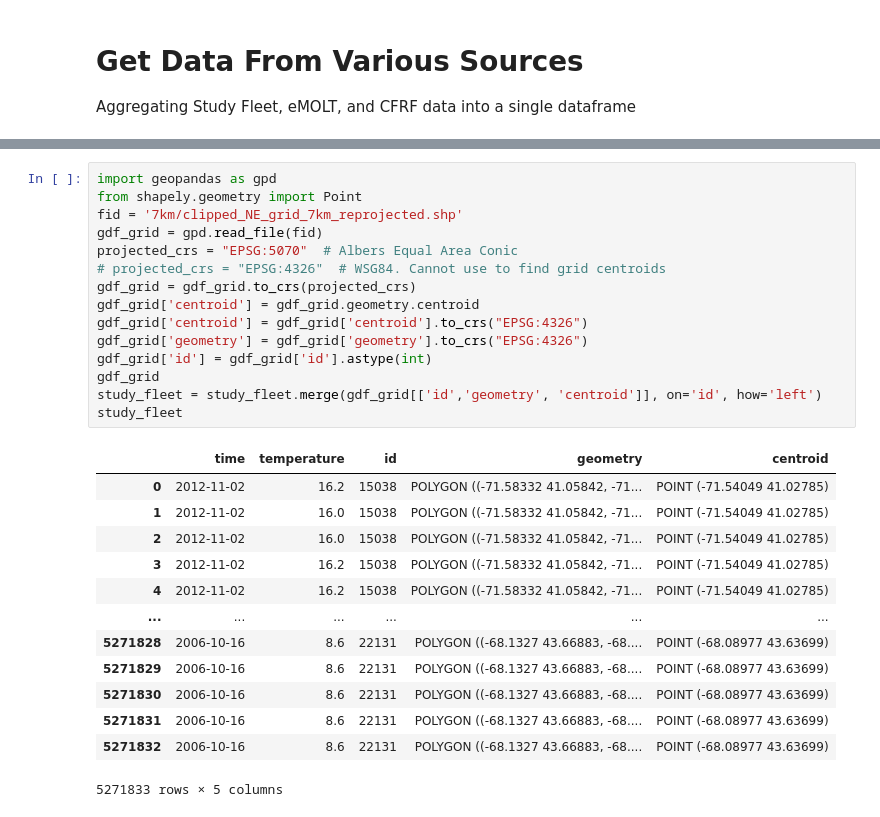
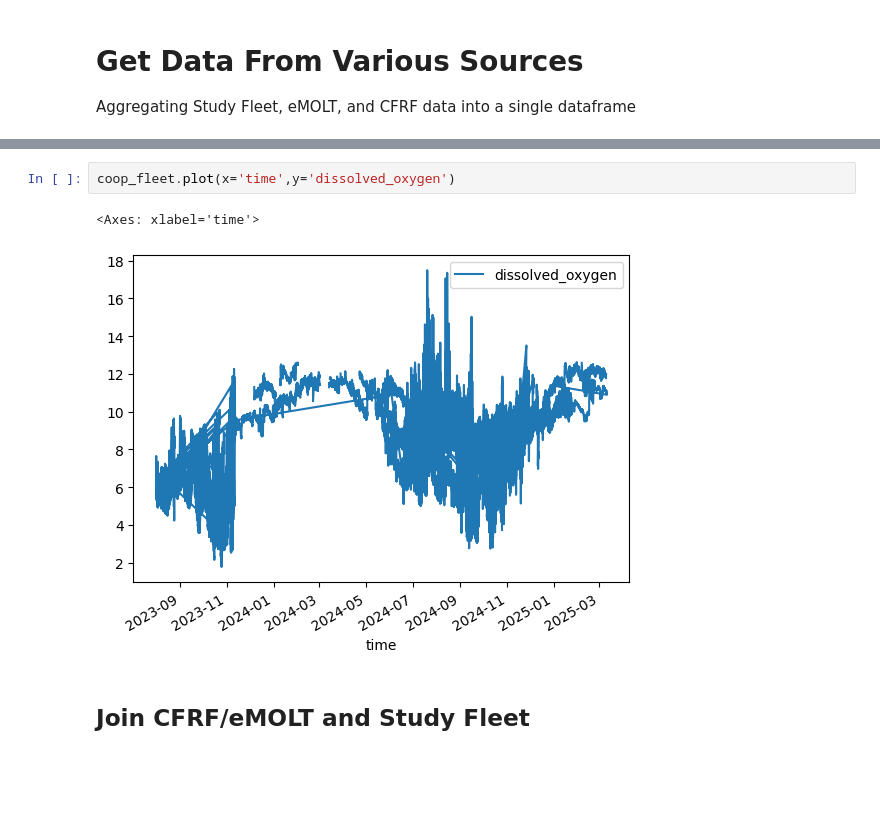
Before and after one commit to CommercialFisheriesResearchFoundation/fishbot, a Jupyter notebook: python/explore_botgrid.ipynb, the cells around one changed output, grey strips where cells are left out. Saved outputs shown, nothing was run; the diff lists cells and outputs as text; blank space fills up the shorter version.

```diff
--- a/python/explore_botgrid.ipynb
+++ b/python/explore_botgrid.ipynb
@@ -261,29 +286,7 @@ full_fleet
-# %%
-import geopandas as gpd
-from shapely.geometry import Point
-fid = '7km/clipped_NE_grid_7km_reprojected.shp'
-gdf_grid = gpd.read_file(fid)
-projected_crs = "EPSG:5070"  # Albers Equal Area Conic
-# projected_crs = "EPSG:4326"  # WSG84. Cannot use to find grid centroids
-gdf_grid = gdf_grid.to_crs(projected_crs)
-gdf_grid['centroid'] = gdf_grid.geometry.centroid
-gdf_grid['centroid'] = gdf_grid['centroid'].to_crs("EPSG:4326")
-gdf_grid['geometry'] = gdf_grid['geometry'].to_crs("EPSG:4326")
-gdf_grid['id'] = gdf_grid['id'].astype(int)
-gdf_grid
-study_fleet = study_fleet.merge(gdf_grid[['id','geometry', 'centroid']], on='id', how='left')
-study_fleet
-# %% [output]
-|  | time | temperature | id | geometry | centroid |
-| 0 | 2012-11-02 | 16.2 | 15038 | POLYGON ((-71.58332 41.05842, -71... | POINT (-71.54049 41.02785) |
-| 1 | 2012-11-02 | 16.0 | 15038 | POLYGON ((-71.58332 41.05842, -71... | POINT (-71.54049 41.02785) |
-| 2 | 2012-11-02 | 16.0 | 15038 | POLYGON ((-71.58332 41.05842, -71... | POINT (-71.54049 41.02785) |
-| 3 | 2012-11-02 | 16.2 | 15038 | POLYGON ((-71.58332 41.05842, -71... | POINT (-71.54049 41.02785) |
-| 4 | 2012-11-02 | 16.2 | 15038 | POLYGON ((-71.58332 41.05842, -71... | POINT (-71.54049 41.02785) |
-| ... | ... | ... | ... | ... | ... |
-| 5271828 | 2006-10-16 | 8.6 | 22131 | POLYGON ((-68.1327 43.66883, -68.... | POINT (-68.08977 43.63699) |
-| 5271829 | 2006-10-16 | 8.6 | 22131 | POLYGON ((-68.1327 43.66883, -68.... | POINT (-68.08977 43.63699) |
-| 5271830 | 2006-10-16 | 8.6 | 22131 | POLYGON ((-68.1327 43.66883, -68.... | POINT (-68.08977 43.63699) |
-| 5271831 | 2006-10-16 | 8.6 | 22131 | POLYGON ((-68.1327 43.66883, -68.... | POINT (-68.08977 43.63699) |
-| 5271832 | 2006-10-16 | 8.6 | 22131 | POLYGON ((-68.1327 43.66883, -68.... | POINT (-68.08977 43.63699) |
-5271833 rows × 5 columns
+# %%
+coop_fleet.plot(x='time',y='dissolved_oxygen')
+# %% [output]
+<Axes: xlabel='time'>
+[figure, added]
+# %% [markdown]
+## Join CFRF/eMOLT and Study Fleet
```
Also changed, not shown: parts of 32 cells of this notebook, 7 other files.
